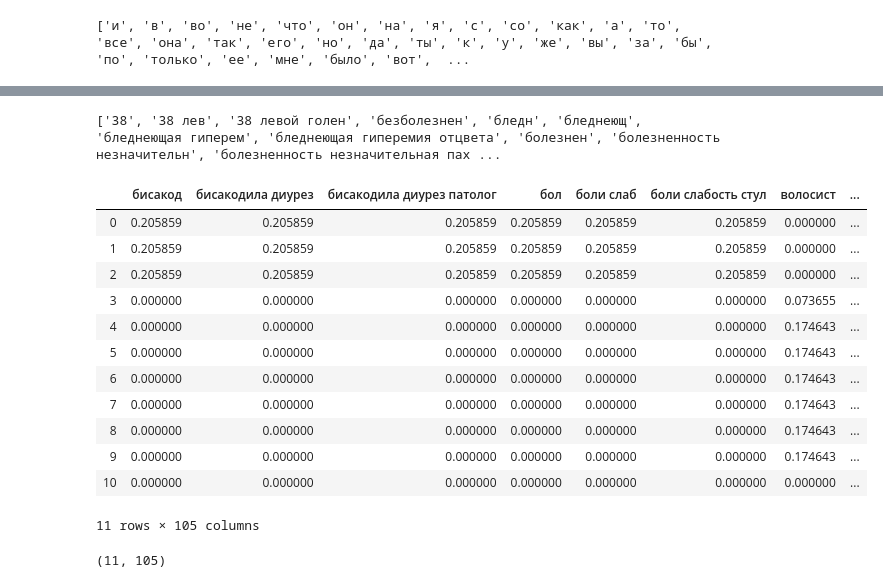
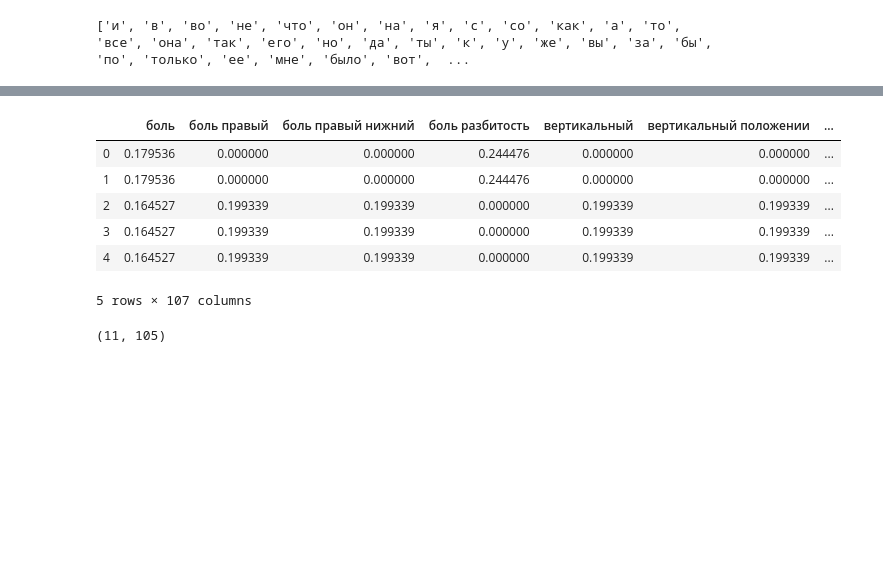
Before and after one commit to RomanKotybeev/NLP_medicine, a Jupyter notebook: tfidf.ipynb, the cells around one changed output, grey strips where cells are left out. Cells and saved outputs as stored; diff of their text form; code cells hidden in the pictures; blank space fills up the shorter version.

Commit message:
words was lemmatized. Computed TF-IDF for every pateint

```diff
--- a/tfidf.ipynb
+++ b/tfidf.ipynb
@@ -17,7 +16,7 @@ class Patient:
 # %%
 docs = (file for file in dataset_file.iterdir() if file.suffix == '.txt')
 
-date_pattern = re.compile(r'\d\d[.]\d\d[.]\d\d\d\d')
+date_pattern = re.compile(r'\d\d[.]\d\d[.]\d\d\d\d(.)')
 
 patients = []
 for patientfile in docs:
@@ -26,6 +25,8 @@ for patientfile in docs:
         for i, day in enumerate(pf):
             day = re.sub(date_pattern, '', day)
             day = re.sub('\n', '', day)
+            day = re.sub(r'[0-9]+', '', day)
             patient.treatment_days.append(day)
     patients.append(patient)
+patients
 # %% [output]
@@ -44,8 +36,8 @@ for patientfile in docs:
 # %%
-"""Заполнить незаолненные дни предыдущим днем (сичтаем, что состояние пациента не изменилось)"""
-for paient in patients:
+"""Заполнить незаолненные дни предыдущим днем (считаем, что состояние пациента не изменилось)"""
+for patient in patients:
     for i, day in enumerate(patient.treatment_days):
-        if day == '' or day == ' ':
+        if day in [' ', '']:
             patient.treatment_days[i] = patient.treatment_days[i-1]
 
 patients[0].treatment_days
@@ -64,0 +57,13 @@ patients[0].treatment_days
+# %%
+import pymorphy2
+morph = pymorphy2.MorphAnalyzer()
+
+for patient in patients:
+    for i, day in enumerate(patient.treatment_days):
+        words = day.split()
+        #print(words)
+        for word in words:
+            p = morph.parse(word.strip(':,-'))[0]
+            day = day.replace(word.strip(':,-'), p.normal_form)
+        patient.treatment_days[i] = day
+patients[0].treatment_days
@@ -76,10 +94,13 @@ print(russian_stopwords)
 from sklearn.feature_extraction.text import TfidfVectorizer
 
 
+dataset = []
+vectorizers = []
+for patient in patients:
+    vectorizer = TfidfVectorizer(stop_words=russian_stopwords, ngram_range=(1, 3))
+    matrix = vectorizer.fit_transform(patient.treatment_days).toarray()
+    vectorizers.append(vectorizer)
+    dataset.append(matrix)
 
-vectorizer = TfidfVectorizer(stop_words=russian_stopwords, ngram_range=(1, 3))
-
-treatment_days = patients[0].treatment_days
-matrix = vectorizer.fit_transform(treatment_days).toarray()
-matrix.shape
+vectorizers[0].get_feature_names()
 # %% [output]
@@ -87,12 +123,0 @@ matrix.shape
-# %%
-"""Stemmization"""
-from nltk.stem.snowball import SnowballStemmer
-
-feature_names = vectorizer.get_feature_names()
-
-stemmer = SnowballStemmer("russian")
-
-feature_names = [stemmer.stem(word) for word in feature_names]
-print(feature_names)
-# %% [output]
-['38', '38 лев', '38 левой голен', 'безболезнен', 'бледн', 'бледнеющ', 'бледнеющая гиперем', 'бледнеющая гиперемия отцвета', 'болезнен', 'болезненность незначительн', 'болезненность незначительная пах ...
@@ -107,21 +124,18 @@ for day in matrix:
 # %%
+import pandas as pd
 """Pandas dataframe"""
-df = pd.DataFrame(data=patient_history)
-df
+
+df = pd.DataFrame(data=dataset[1])
+df.columns = vectorizers[1].get_feature_names()
+df.head()
 # %% [output]
-|  | бисакод | бисакодила диурез | бисакодила диурез патолог | бол | боли слаб | боли слабость стул | волосист | ... |
-| 0 | 0.205859 | 0.205859 | 0.205859 | 0.205859 | 0.205859 | 0.205859 | 0.000000 | ... |
-| 1 | 0.205859 | 0.205859 | 0.205859 | 0.205859 | 0.205859 | 0.205859 | 0.000000 | ... |
-| 2 | 0.205859 | 0.205859 | 0.205859 | 0.205859 | 0.205859 | 0.205859 | 0.000000 | ... |
-| 3 | 0.000000 | 0.000000 | 0.000000 | 0.000000 | 0.000000 | 0.000000 | 0.073655 | ... |
-| 4 | 0.000000 | 0.000000 | 0.000000 | 0.000000 | 0.000000 | 0.000000 | 0.174643 | ... |
-| 5 | 0.000000 | 0.000000 | 0.000000 | 0.000000 | 0.000000 | 0.000000 | 0.174643 | ... |
-| 6 | 0.000000 | 0.000000 | 0.000000 | 0.000000 | 0.000000 | 0.000000 | 0.174643 | ... |
-| 7 | 0.000000 | 0.000000 | 0.000000 | 0.000000 | 0.000000 | 0.000000 | 0.174643 | ... |
-| 8 | 0.000000 | 0.000000 | 0.000000 | 0.000000 | 0.000000 | 0.000000 | 0.174643 | ... |
-| 9 | 0.000000 | 0.000000 | 0.000000 | 0.000000 | 0.000000 | 0.000000 | 0.174643 | ... |
-| 10 | 0.000000 | 0.000000 | 0.000000 | 0.000000 | 0.000000 | 0.000000 | 0.000000 | ... |
+|  | боль | боль правый | боль правый нижний | боль разбитость | вертикальный | вертикальный положении | ... |
+| 0 | 0.179536 | 0.000000 | 0.000000 | 0.244476 | 0.000000 | 0.000000 | ... |
+| 1 | 0.179536 | 0.000000 | 0.000000 | 0.244476 | 0.000000 | 0.000000 | ... |
+| 2 | 0.164527 | 0.199339 | 0.199339 | 0.000000 | 0.199339 | 0.199339 | ... |
+| 3 | 0.164527 | 0.199339 | 0.199339 | 0.000000 | 0.199339 | 0.199339 | ... |
+| 4 | 0.164527 | 0.199339 | 0.199339 | 0.000000 | 0.199339 | 0.199339 | ... |
-11 rows × 105 columns
+5 rows × 107 columns
 # %%
 from sklearn.model_selection import train_test_split
 from sklearn.preprocessing import StandardScaler
```
Also changed, not shown: parts of 6 cells of this notebook.
